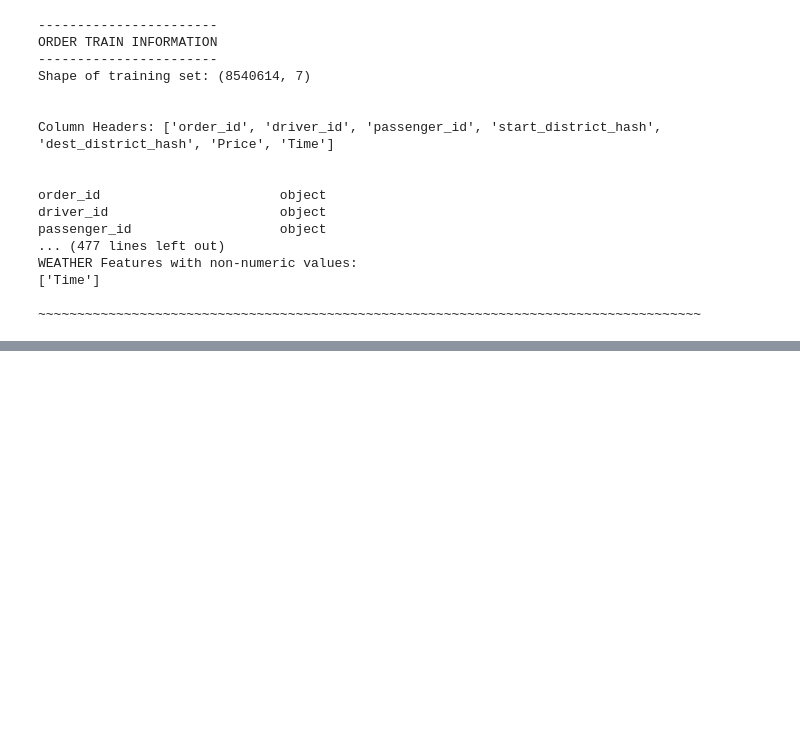
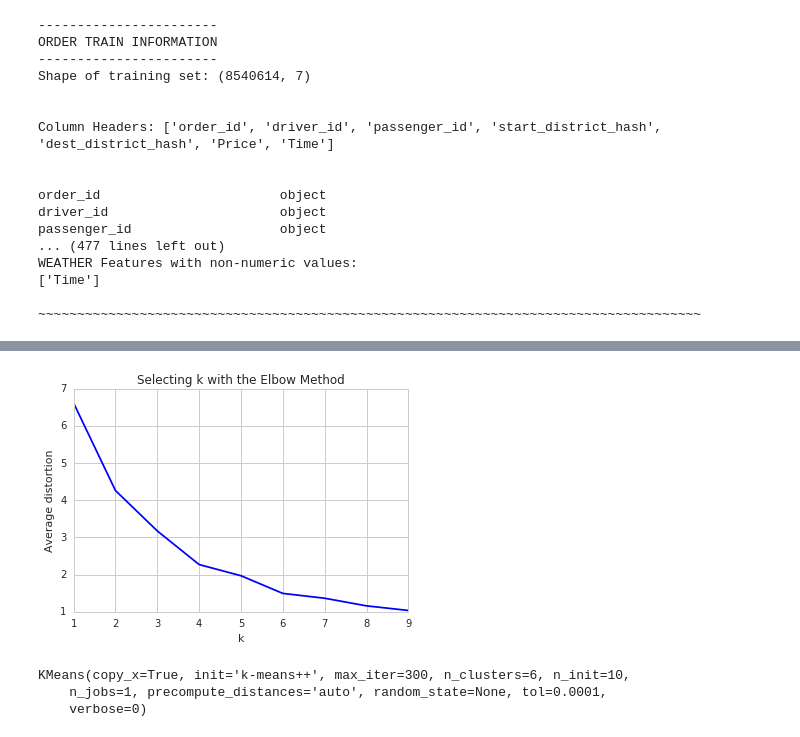
Before and after one commit to rvishakh/udacity, a Jupyter notebook: MLND/capstone/didi/capstone.ipynb, the cells around one changed output, grey strips where cells are left out. Saved outputs shown, nothing was run; the diff lists cells and outputs as text; code cells hidden in the pictures; blank space fills up the shorter version.

```diff
--- a/MLND/capstone/didi/capstone.ipynb
+++ b/MLND/capstone/didi/capstone.ipynb
@@ -685,0 +831,9 @@ WEATHER Features with non-numeric values:
+# %%
+# Import clustering modules
+from sklearn.cluster import KMeans
+from sklearn.mixture import GMM
+
+# Reduce the data to two dimensions using PCA to capture variation
+pca2 = PCA(n_components=2)
+reduced_data = pca2.fit_transform(poi_train_pca_trans)
+print reduced_data[:10]  # print upto 10 elements
@@ -685,0 +851,29 @@ WEATHER Features with non-numeric values:
+# %%
+# Implement clustering algorithm and fit it to the reduced data for visualization
+# The visualizer below assumes clustering object is named 'clusters'
+
+# Implement elbow method to determine n_clusters
+from scipy.spatial.distance import cdist
+
+K = range(1, 10)
+meandistortions = []
+for k in K:
+     kmeans = KMeans(n_clusters=k)
+     kmeans.fit(reduced_data)
+     meandistortions.append(sum(np.min(cdist(reduced_data, kmeans.cluster_centers_, 'euclidean'), axis=1)) / reduced_data.shape[0])
+
+plt.plot(K, meandistortions, 'bx-')
+plt.xlabel('k')
+plt.ylabel('Average distortion')
+plt.title('Selecting k with the Elbow Method')
+plt.show()
+
+# Derived n_clusters=6 from Elbow Plot
+clusters = KMeans(n_clusters=6)
+clusters.fit(reduced_data)
+print clusters
+# %% [output]
+[figure, added]
+KMeans(copy_x=True, init='k-means++', max_iter=300, n_clusters=6, n_init=10,
+    n_jobs=1, precompute_distances='auto', random_state=None, tol=0.0001,
+    verbose=0)
```
Also changed, not shown: parts of 24 cells of this notebook.
